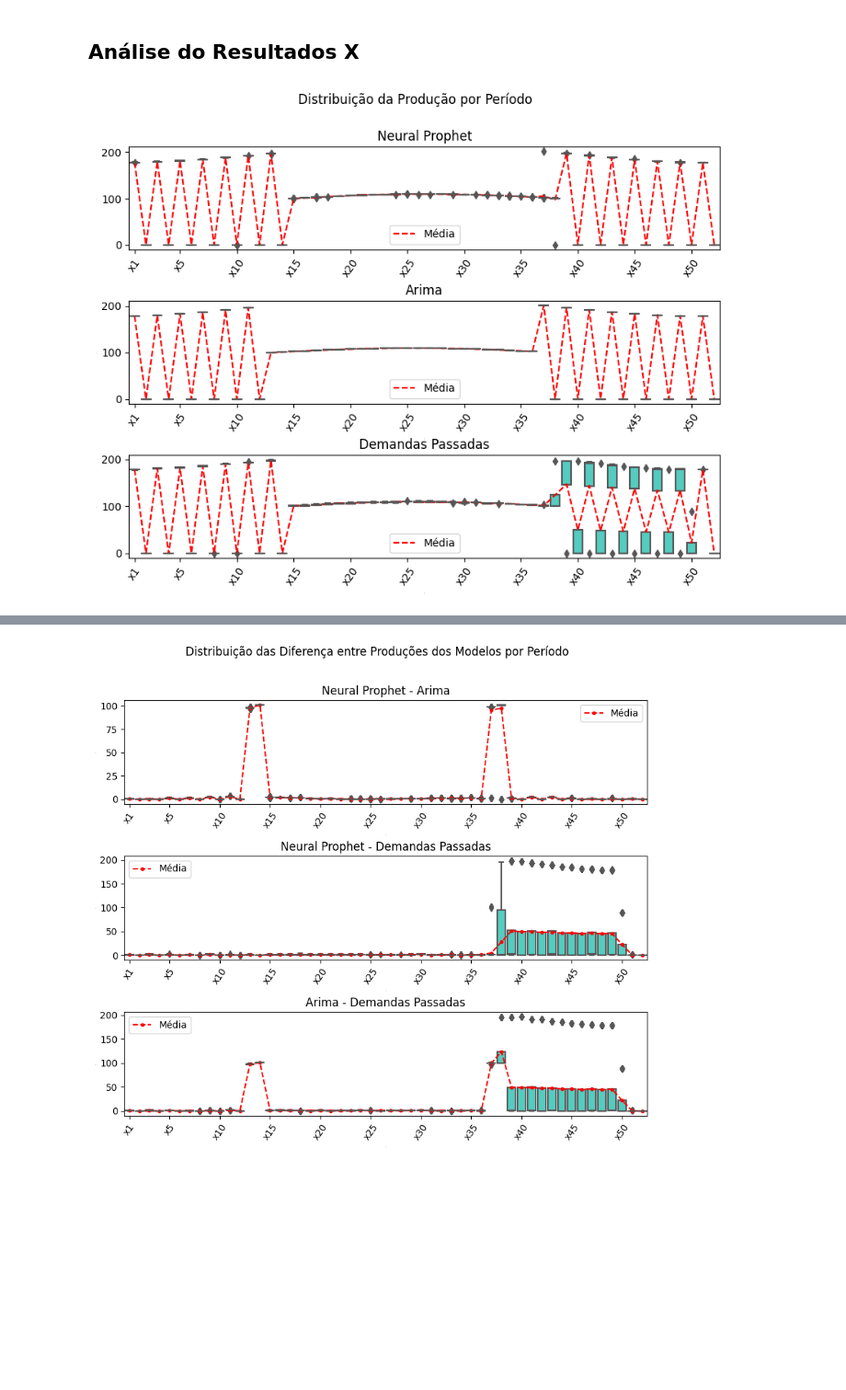
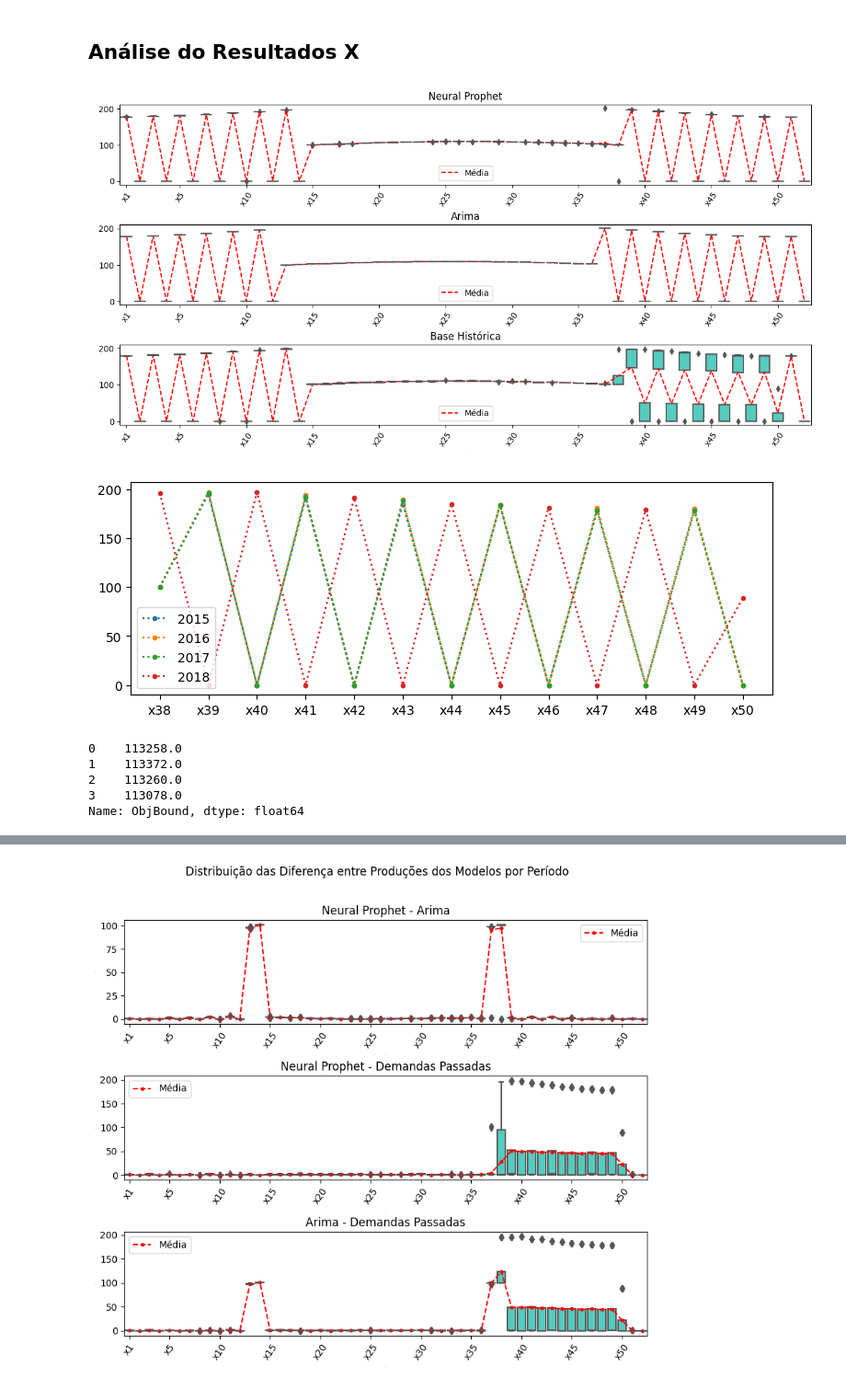
Before and after one commit to MarcioB1999/Prev_For_ULS, a Jupyter notebook: Modelo_pi/resultados_pi_analise.ipynb, the cells around one changed output, grey strips where cells are left out. Shown at 92% size. Saved outputs shown, nothing was run; the diff lists cells and outputs as text; code cells hidden in the pictures; blank space fills up the shorter version.

```diff
--- a/Modelo_pi/resultados_pi_analise.ipynb
+++ b/Modelo_pi/resultados_pi_analise.ipynb
@@ -83,8 +83,8 @@ boxPlot_x_np = dataFrame_to_boxPlot(result_x_np,'value')
 boxPlot_x_ar = dataFrame_to_boxPlot(result_x_ar,'value')
 boxPlot_x_treino = dataFrame_to_boxPlot(result_x_treino,'value')
 # %%
-fig=plt.figure(figsize=(10,7))
-fig.suptitle('Distribuição da Produção por Período')
+fig=plt.figure(figsize=(15,7))
+#fig.suptitle('Distribuição da Produção por Período')
 
 
 
@@ -99,32 +99,53 @@ plt.ylabel([], fontsize=0)
 for tick in ax.get_xticklabels():
     tick.set_rotation(55)
 plt.xticks([0]+[i*5-1 for i in range(1,int(len(result_x_np.columns)/5)+1)])
 plt.legend()
 
 
 ax=fig.add_subplot(3,1,2)
 ax.set_title('Arima')
 sns.boxplot(data=boxPlot_x_ar,x='x',y='value',color='turquoise')
 plt.plot(result_x_ar.columns,result_x_ar.describe().iloc[1,:],color='red',linestyle='--',label='Média')
 plt.xlabel([], fontsize=0)
 plt.ylabel([], fontsize=0)
 for tick in ax.get_xticklabels():
     tick.set_rotation(55)
 plt.xticks([0]+[i*5-1 for i in range(1,int(len(result_x_ar.columns)/5)+1)])
 plt.legend()
 
 
 ax=fig.add_subplot(3,1,3)
-ax.set_title('Demandas Passadas')
+ax.set_title('Base Histórica')
 sns.boxplot(data=boxPlot_x_treino,x='x',y='value',color='turquoise')
 plt.plot(result_x_treino.columns,result_x_treino.describe().iloc[1,:],color='red',linestyle='--',label='Média')
 plt.xlabel([], fontsize=0)
 plt.ylabel([], fontsize=0)
 for tick in ax.get_xticklabels():
     tick.set_rotation(55)
 plt.xticks([0]+[i*5-1 for i in range(1,int(len(result_x_treino.columns)/5)+1)])
 plt.legend()
 
 plt.savefig('C:/Users/marcio/Documents/Prev_For_ULS/Resultados/img/ResultX.png', format='png', bbox_inches='tight',pad_inches = 0.1)
 # %% [output]
-[figure, old version]
+[figure, new version]
+# %%
+fig=plt.figure(figsize=(9,3))
+
+aux = result_x_treino[[f'x{i}' for i in range(38,51)]].iloc[0:4,:]
+ano = 0
+for i in aux.values:
+    plt.plot([f'x{i}' for i in range(38,51)],i,marker='.',linestyle=':',label=f'{2015+ano}')
+    ano+=1
+
+plt.legend()
+plt.savefig('C:/Users/marcio/Documents/Prev_For_ULS/Resultados/img/ResultX38-50.png', format='png', bbox_inches='tight',pad_inches = 0.1)
+# %% [output]
+[figure, added]
+# %%
+resultados_treino['ObjBound']
+# %% [output]
+0    113258.0
+1    113372.0
+2    113260.0
+3    113078.0
+Name: ObjBound, dtype: float64
```
Also changed, not shown: parts of 4 cells of this notebook, 10 other files.
